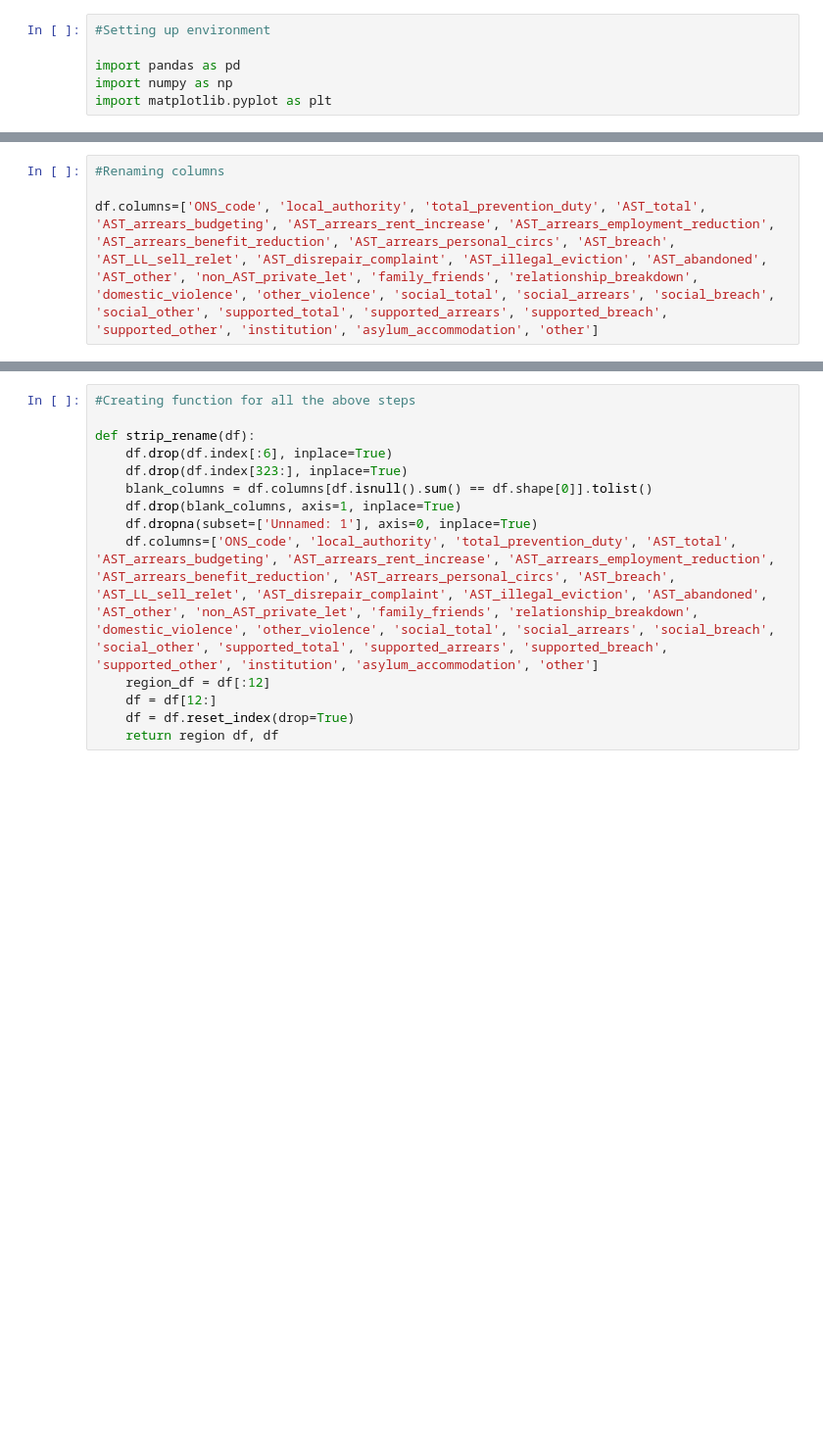
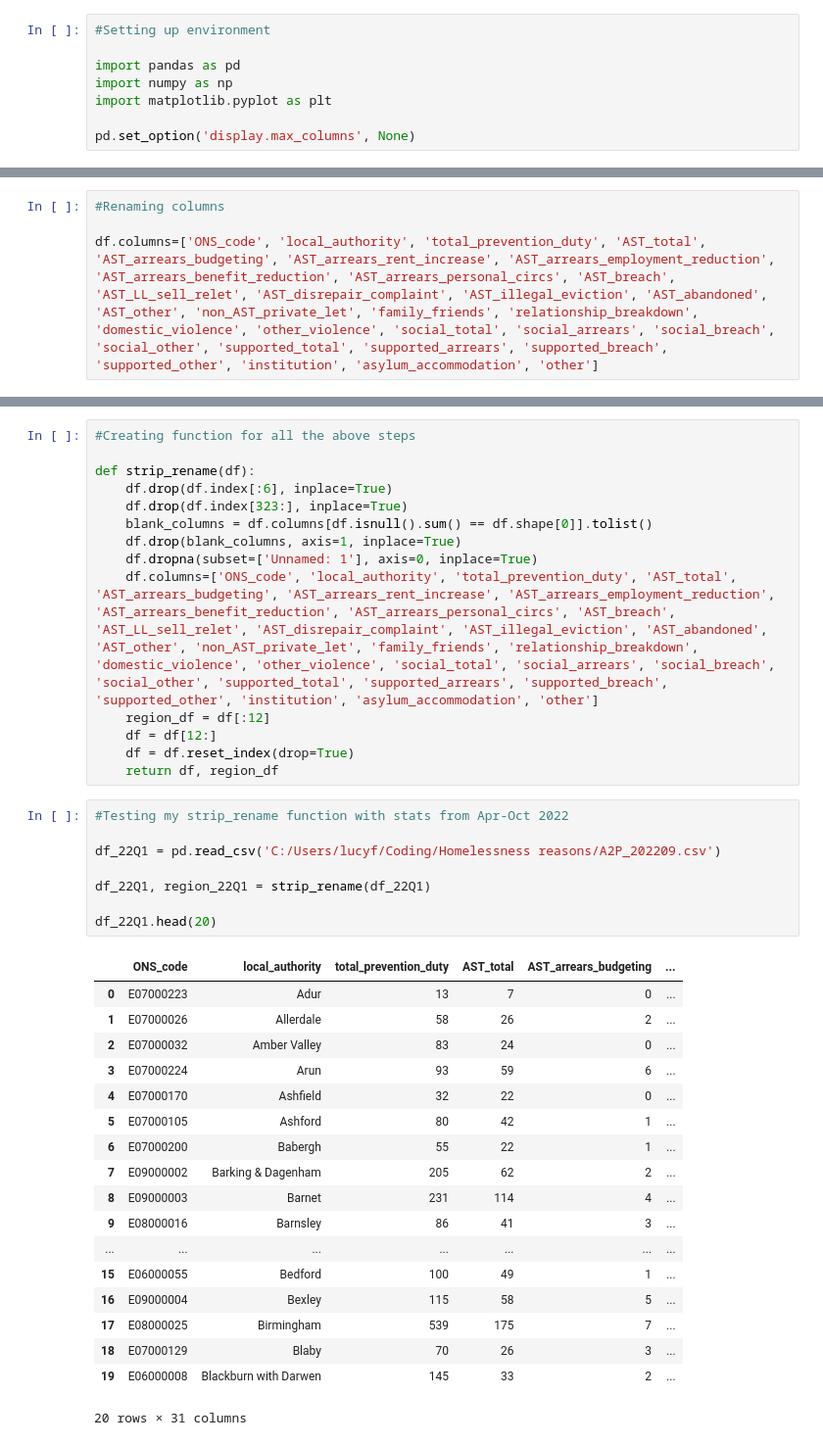
Before and after one commit to lu-fisher/Homelessness-reasons, a Jupyter notebook: Homelessness reasons.ipynb, the cells around one changed output, grey strips where cells are left out. Shown at 98% size. Drawn from its saved outputs; the diff is of its cells as text; blank space fills up the shorter version.

```diff
--- a/Homelessness reasons.ipynb
+++ b/Homelessness reasons.ipynb
@@ -4,6 +4,8 @@
 import pandas as pd
 import numpy as np
 import matplotlib.pyplot as plt
+
+pd.set_option('display.max_columns', None)
 # %%
 #Loading data
 
@@ -169,4 +163,31 @@ def strip_rename(df):
     region_df = df[:12]
     df = df[12:]
     df = df.reset_index(drop=True)
-    return region df, df
+    return df, region_df
+# %%
+#Testing my strip_rename function with stats from Apr-Oct 2022
+
+df_22Q1 = pd.read_csv('C:/Users/lucyf/Coding/Homelessness reasons/A2P_202209.csv')
+
+df_22Q1, region_22Q1 = strip_rename(df_22Q1)
+
+df_22Q1.head(20)
+# %% [output]
+|  | ONS_code | local_authority | total_prevention_duty | AST_total | AST_arrears_budgeting | ... |
+| 0 | E07000223 | Adur | 13 | 7 | 0 | ... |
+| 1 | E07000026 | Allerdale | 58 | 26 | 2 | ... |
+| 2 | E07000032 | Amber Valley | 83 | 24 | 0 | ... |
+| 3 | E07000224 | Arun | 93 | 59 | 6 | ... |
+| 4 | E07000170 | Ashfield | 32 | 22 | 0 | ... |
+| 5 | E07000105 | Ashford | 80 | 42 | 1 | ... |
+| 6 | E07000200 | Babergh | 55 | 22 | 1 | ... |
+| 7 | E09000002 | Barking & Dagenham | 205 | 62 | 2 | ... |
+| 8 | E09000003 | Barnet | 231 | 114 | 4 | ... |
+| 9 | E08000016 | Barnsley | 86 | 41 | 3 | ... |
+| ... | ... | ... | ... | ... | ... | ... |
+| 15 | E06000055 | Bedford | 100 | 49 | 1 | ... |
+| 16 | E09000004 | Bexley | 115 | 58 | 5 | ... |
+| 17 | E08000025 | Birmingham | 539 | 175 | 7 | ... |
+| 18 | E07000129 | Blaby | 70 | 26 | 3 | ... |
+| 19 | E06000008 | Blackburn with Darwen | 145 | 33 | 2 | ... |
+20 rows × 31 columns
```
Also changed, not shown: parts of 9 cells of this notebook.
